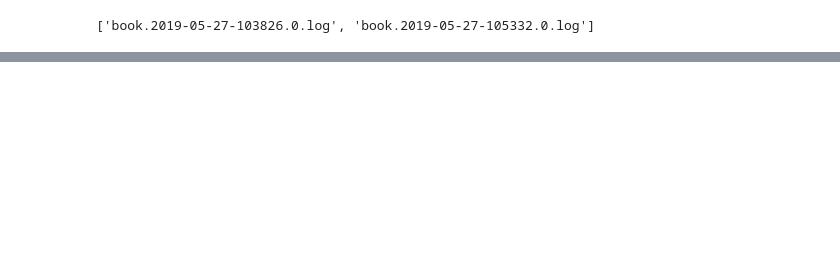
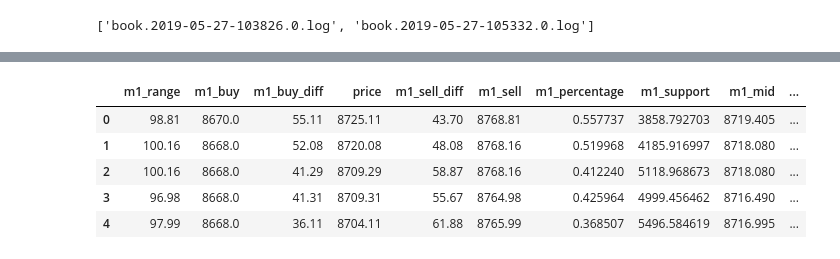
Before and after one commit to atomantic/bitcoin_orderbook_indicator, a Jupyter notebook: notebooks/main.ipynb, the cells around one changed output, grey strips where cells are left out. Saved outputs shown, nothing was run; the diff lists cells and outputs as text; code cells hidden in the pictures; blank space fills up the shorter version.

```diff
--- a/notebooks/main.ipynb
+++ b/notebooks/main.ipynb
@@ -52,0 +59,17 @@ plt.show()
+# %%
+frame['m1_buy_diff'] = frame.price - frame.m1_buy
+frame['m1_sell_diff'] = frame.m1_sell - frame.price
+frame['m1_range'] = frame.m1_sell - frame.m1_buy
+frame['m1_percentage'] = frame.m1_buy_diff / frame.m1_range
+frame['m1_support'] = frame.price * (1-frame.m1_percentage)
+frame['m1_mid'] = (frame.m1_buy + frame.m1_sell) / 2
+frame['m1_target'] = frame.price + frame.m1_sell_diff - frame.m1_buy_diff
+# %%
+frame.filter(items=['m1_range','m1_buy','m1_buy_diff', 'price','m1_sell_diff', 'm1_sell', 'm1_percentage','m1_support', 'm1_mid', 'm1_target']).head(5)
+# %% [output]
+|  | m1_range | m1_buy | m1_buy_diff | price | m1_sell_diff | m1_sell | m1_percentage | m1_support | m1_mid | ... |
+| 0 | 98.81 | 8670.0 | 55.11 | 8725.11 | 43.70 | 8768.81 | 0.557737 | 3858.792703 | 8719.405 | ... |
+| 1 | 100.16 | 8668.0 | 52.08 | 8720.08 | 48.08 | 8768.16 | 0.519968 | 4185.916997 | 8718.080 | ... |
+| 2 | 100.16 | 8668.0 | 41.29 | 8709.29 | 58.87 | 8768.16 | 0.412240 | 5118.968673 | 8718.080 | ... |
+| 3 | 96.98 | 8668.0 | 41.31 | 8709.31 | 55.67 | 8764.98 | 0.425964 | 4999.456462 | 8716.490 | ... |
+| 4 | 97.99 | 8668.0 | 36.11 | 8704.11 | 61.88 | 8765.99 | 0.368507 | 5496.584619 | 8716.995 | ... |
```
Also changed, not shown: parts of 9 cells of this notebook, 5 other files.
